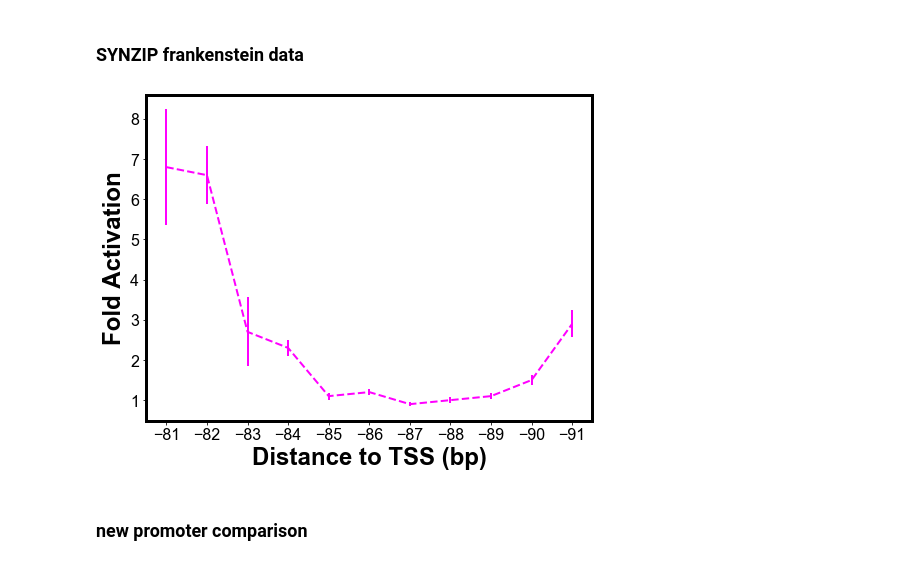
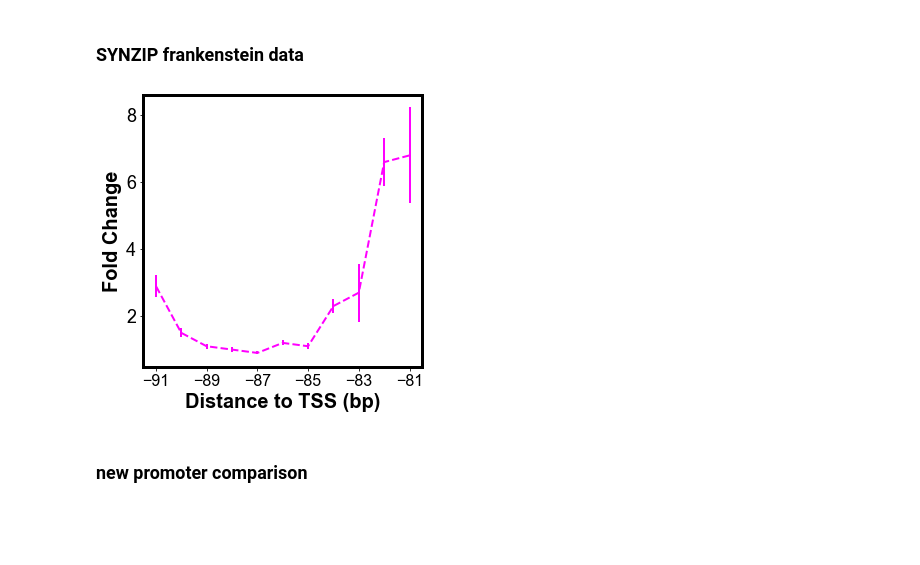
Before and after one commit to carothersresearch/CRISPRai_Circuits_2022, a Jupyter notebook: cfs_figures/condCRISPRa_compiled.ipynb, the cells around one changed output. Saved outputs shown, nothing was run; the diff lists cells and outputs as text; code cells hidden in the pictures; blank space fills up the shorter version.

```diff
--- a/cfs_figures/condCRISPRa_compiled.ipynb
+++ b/cfs_figures/condCRISPRa_compiled.ipynb
@@ -40,0 +39,25 @@ def foldActivation(A, Baseline):
+# %%
+
+pad = 5
+xpad = 15
+ypad = 11
+
+plt.rcParams['lines.linewidth'] = 2
+plt.rcParams['lines.linestyle'] = '-'
+plt.rcParams['figure.figsize'] = 8.5,11
+
+plt.rcParams['axes.linewidth'] = 3
+plt.rcParams['axes.labelweight'] = 'bold'
+plt.rcParams['axes.titlesize'] = 25
+plt.rcParams['axes.titleweight'] = 'bold'
+
+plt.rcParams['font.family'] = 'Arial'
+plt.rcParams['font.size'] = '16'
+
+color = 'black'
+alpha = 0.2
+markersize = 60
+capsize = 8
+elinewidth = 4
+lw = 4
+barwidth = 0.5
@@ -1184,38 +1376,40 @@ plt.savefig('synzip_phaseshift.png')
 # %%
 ydata =[[6512,	3914, 5213],
 [4537,	5655,	4698],
 [1109,	2395,	2557],
 [1592,	1671,	1895],
 [794,	907,	810],
 [921,	834,	914],
 [669,	671,	647],
 [771,	739,	666],
 [892,	845,	799],
 [1067,	1177,	1270],
 [1974,	2145,	2529],
 [813,	739,	729]]
 xdata = [-81, -82, -83, -84, -85, -86, -87, -88, -89, -90, -91]
 
 fA = []
 std = []
 for i, s in enumerate(ydata):
     fA.append(np.average(np.array(s)/np.array(ydata[-1])).round(1))
     #std.append(np.std(s))
     std_1 = (np.mean(s)/np.mean(ydata[-1]))*(np.sqrt((np.std(s)/np.mean(s))**2 + (np.std(ydata[-1]/np.mean(ydata[-1]))**2)))
 
     std.append(std_1)
 
-fig, ax = plt.subplots(1, 1, figsize = (8, 6))
+fig, ax = plt.subplots(1, 1, figsize = (5, 5))
 #plt.scatter(xdata, fA[:-1], color = 'red')
 plt.errorbar(xdata, fA[:-1], yerr = std[:-1], color = 'magenta', linestyle = '--')
 #plt.plot(xdata, fA[:-1], color = 'red', linestyle = '--')
-plt.ylabel('Fold Activation', fontsize = 24)
-plt.xticks(xdata)
-plt.xlabel('Distance to TSS (bp)', fontsize = 24)
-plt.gca().invert_xaxis()
+plt.ylabel('Fold Change', fontsize = 20, weight = 'bold')
+plt.xticks([-81, -83, -85, -87, -89, -91], fontsize = 16)
+plt.xlabel('Distance to TSS (bp)', fontsize = 20, weight = 'bold')
+plt.yticks(fontsize = 18)
+
+#plt.gca().invert_xaxis()
 plt.savefig('synzip_phaseshift.svg')
 # %% [output]
-[figure, old version]
+[figure, new version]
 # %% [markdown]
 ### new promoter comparison
 # %%
```
Also changed, not shown: parts of 46 cells of this notebook.
